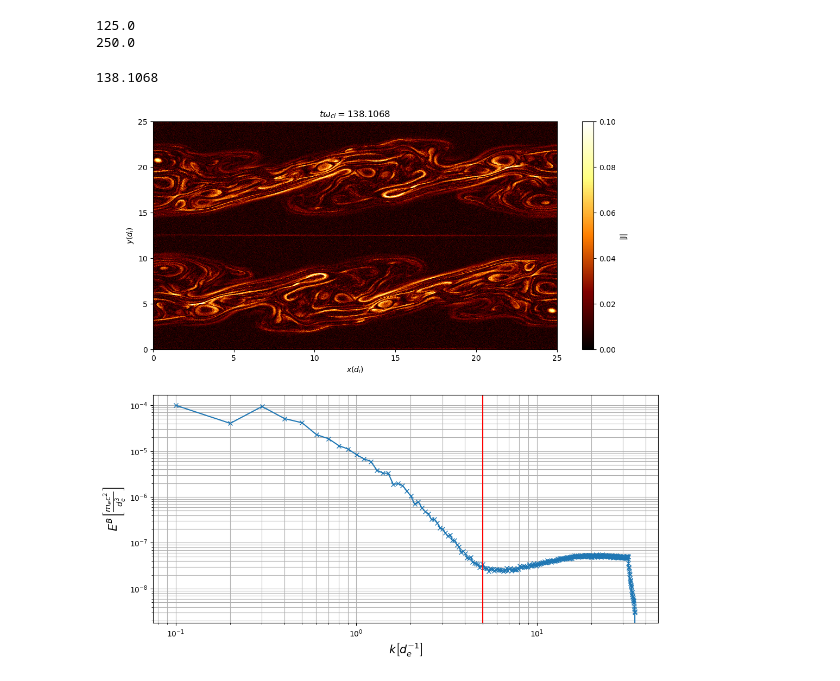
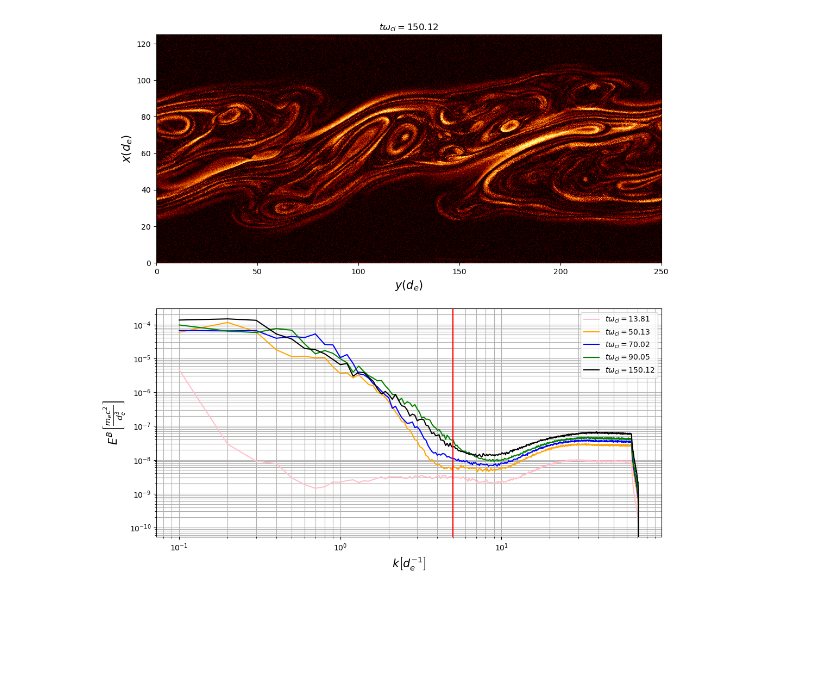
Before and after one commit to jgoodwill1/TurbPy, a Jupyter notebook: Analysis/Jupyter/spectrum.ipynb, the cells around one changed output. Drawn from its saved outputs; the diff is of its cells as text; code cells hidden in the pictures; blank space fills up the shorter version.

```diff
--- a/Analysis/Jupyter/spectrum.ipynb
+++ b/Analysis/Jupyter/spectrum.ipynb
@@ -59,26 +66,26 @@ jz = (ds['jz'] + dsi['jz'])
 j = np.sqrt(jx**2 + jy**2 + jz**2)
 j_per = flip2D(j)
 # %%
-dbx_flip = np.flip(dbx, axis = 0)
-dbx_per = np.concatenate((dbx, dbx_flip))
+# dbx_flip = np.flip(dbx, axis = 0)
+# dbx_per = np.concatenate((dbx, dbx_flip))
 
-dby_flip = np.flip(dby, axis = 0)
-dby_per = np.concatenate((dby, dby_flip))
+# dby_flip = np.flip(dby, axis = 0)
+# dby_per = np.concatenate((dby, dby_flip))
 
-dbz_flip = np.flip(dbz, axis = 0)
-dbz_per = np.concatenate((dbz, dbz_flip))
+# dbz_flip = np.flip(dbz, axis = 0)
+# dbz_per = np.concatenate((dbz, dbz_flip))
 
 
-dex_flip = np.flip(dex, axis = 0)
-dex_per = np.concatenate((dex, dex_flip))
+# dex_flip = np.flip(dex, axis = 0)
+# dex_per = np.concatenate((dex, dex_flip))
 
-dey_flip = np.flip(dey, axis = 0)
-dey_per = np.concatenate((dey, dey_flip))
+# dey_flip = np.flip(dey, axis = 0)
+# dey_per = np.concatenate((dey, dey_flip))
 
-dez_flip = np.flip(dez, axis = 0)
-dez_per = np.concatenate((dez, dez_flip))
+# dez_flip = np.flip(dez, axis = 0)
+# dez_per = np.concatenate((dez, dez_flip))
 
-dsi = tb.load_vars(dirs, t, 'ion')
+# dsi = tb.load_vars(dirs, t, 'ion')
 
 # jz_flip = np.flip(ds['jz'] + dsi['jz'], axis = 0)
 # jz_per = np.concatenate((ds['jz'] + dsi['jz'], jz_flip))
@@ -117,10 +255,0 @@ print(k)
-# %%
-print(lx_de)
-print(ly_de)
-# %% [output]
-125.0
-250.0
-# %%
-print(twci[250])
-# %% [output]
-138.1068
@@ -130,18 +256,23 @@ y = tb.powrl(x, 3 *10**(-8), a = -8/3)
 # %%
 fig, ax1 = plt.subplots(2, 1, figsize = (12, 12))
 
 
-cm1 = ax1[0].pcolormesh(lyr_di, lyr_di, j_per, cmap = 'afmhot', vmin = 0, vmax = 0.1)
-ax1[0].set_xlabel(r'$x(d_i)$')
-ax1[0].set_ylabel(r'$y(d_i)$')
-ax1[0].set_title(r'$t \omega_{ci} = $'f'{twci[250]}')
-fig.colorbar(cm1, label = '|J|')
+cm1 = ax1[0].pcolormesh(lyr_de, lxr_de, np.abs(jz), cmap = 'afmhot', vmin = 0, vmax = 0.1)
+ax1[0].set_xlabel(r'$y(d_e)$', size = 15)
+ax1[0].set_ylabel(r'$x(d_e)$', size = 15)
+ax1[0].set_title(r'$t \omega_{ci} = $'f'{np.round(twci[1087],2)}')
+# fig.colorbar(cm1, label = '|J|')
 
-ax1[1].loglog(k[1:], fft[1:], marker = 'x')
+ax1[1].loglog(k0[1:], fft0[1:], color = 'pink' , label = r'$t \omega_{ci} =$'f'{np.round(twci[100] ,2)}')
+ax1[1].loglog(k[1:], fft[1:], color = 'orange', label = r'$t \omega_{ci} = $'f'{ np.round(twci[363] ,2)}')
+ax1[1].loglog(k2[1:], fft2[1:], color = 'blue', label = r'$t \omega_{ci} = $'f'{ np.round(twci[507] ,2)}')
+ax1[1].loglog(k3[1:], fft3[1:], color = 'green', label = r'$t \omega_{ci} =$'f'{np.round(twci[652] ,2)}')
+ax1[1].loglog(k4[1:], fft4[1:], color = 'black', label = r'$t \omega_{ci} =$'f'{np.round(twci[1087],2)}')
 ax1[1].axvline(5, color = 'red')
 ax1[1].set_ylabel(r'$E^B \left[ \frac{m_e c^2}{d_e^3}  \right]$', size  = 15)
 ax1[1].set_xlabel(r'$k  \left[ d_e^{-1}    \right]$', size = 15)
 ax1[1].grid(which = 'both')
-fig.savefig(figs + f'spect_{t}.jpg', dpi = 400)
+ax1[1].legend(loc = 'upper right')
+fig.savefig(figs + f'spectrum_twci.jpg', dpi = 400)
 # %% [output]
-[figure, old version]
+[figure, new version]
```
Also changed, not shown: parts of 10 cells of this notebook, 12 other files.
